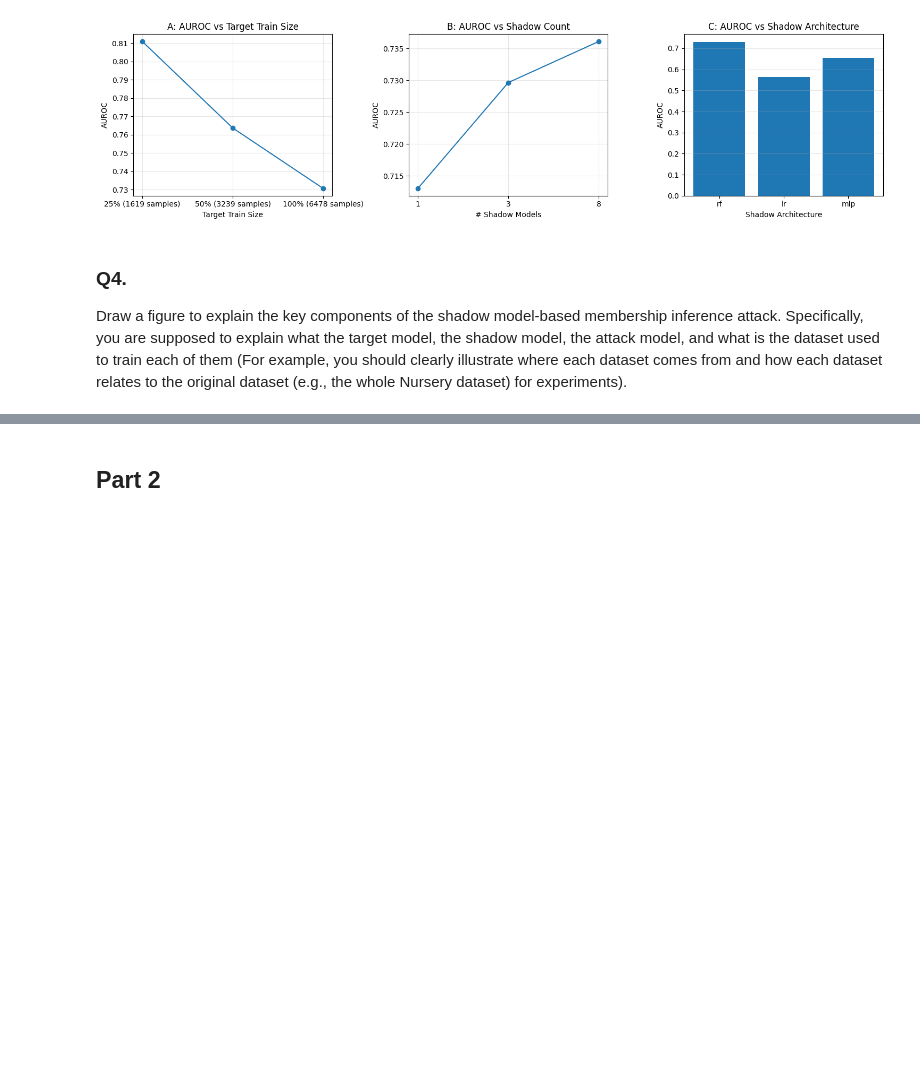
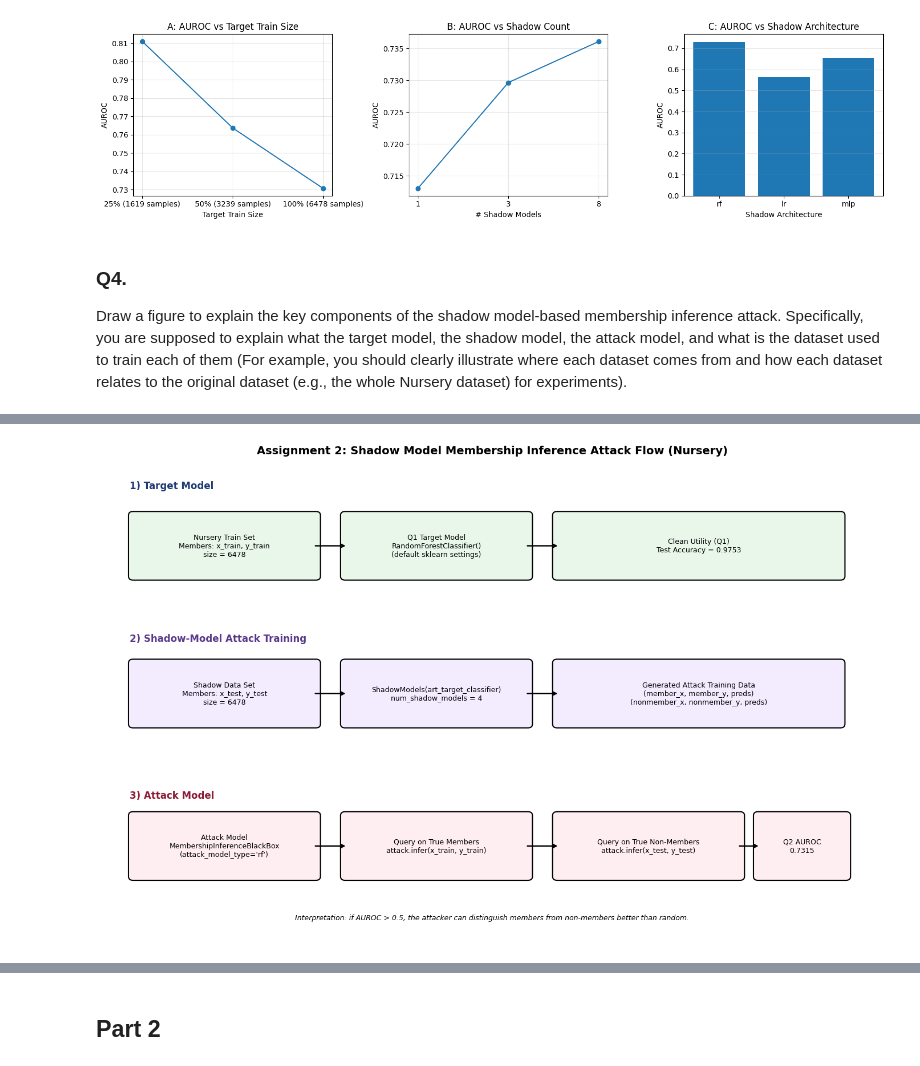
Before and after one commit to maxheef/ECE209AS_Assignment2, a Jupyter notebook: privacyAttacks.ipynb, the cells around one changed output, grey strips where cells are left out. Saved outputs shown, nothing was run; the diff lists cells and outputs as text; code cells hidden in the pictures; blank space fills up the shorter version.

Commit message:
Q4 diagram added and Q5 answered

```diff
--- a/privacyAttacks.ipynb
+++ b/privacyAttacks.ipynb
@@ -577,2 +516,66 @@ plt.show()
+# %%
+import matplotlib.pyplot as plt
+import matplotlib.patches as patches
+
+# Figure Explanation of Shadow Model MIA Flow
+def draw_project_shadow_mia_flow():
+    fig, ax = plt.subplots(figsize=(14, 9))
+    ax.set_xlim(0, 14)
+    ax.set_ylim(0, 10)
+    ax.axis('off')
+
+    def box(x, y, w, h, text, color):
+        rect = patches.FancyBboxPatch(
+            (x, y), w, h,
+            boxstyle='round,pad=0.12,rounding_size=0.08',
+            ec='black', fc=color, lw=1.5
+        )
+        ax.add_patch(rect)
+        ax.text(x + w / 2, y + h / 2, text, ha='center', va='center', fontsize=9)
+
+    train_n = len(x_train) if 'x_train' in globals() else 'N_train'
+    test_n = len(x_test) if 'x_test' in globals() else 'N_test'
+    shadow_count = SHADOW_MODEL_COUNT if 'SHADOW_MODEL_COUNT' in globals() else 'k'
+    clean_acc = f"{target_test_acc:.4f}" if 'target_test_acc' in globals() else 'computed in Q1'
+    q2_auroc = f"{auroc:.4f}" if 'auroc' in globals() else 'computed in Q2'
+
+    ax.text(0.5, 9.5, '1) Target Model', fontsize=12, weight='bold', color='#1f3b73')
+    ax.text(0.5, 6.3, '2) Shadow-Model Attack Training', fontsize=12, weight='bold', color='#5a3a8a')
+    ax.text(0.5, 3.0, '3) Attack Model', fontsize=12, weight='bold', color='#8a1c35')
+
+    box(0.6, 7.7, 3.2, 1.2, f'Nursery Train Set\nMembers: x_train, y_train\nsize = {train_n}', '#e8f7ea')
+    box(4.4, 7.7, 3.2, 1.2, 'Q1 Target Model\nRandomForestClassifier()\n(default sklearn settings)', '#e8f7ea')
+    box(8.2, 7.7, 5.0, 1.2, f'Clean Utility (Q1)\nTest Accuracy = {clean_acc}', '#e8f7ea')
+    ax.annotate('', xy=(4.4, 8.3), xytext=(3.8, 8.3), arrowprops=dict(arrowstyle='->', lw=1.7))
+    ax.annotate('', xy=(8.2, 8.3), xytext=(7.6, 8.3), arrowprops=dict(arrowstyle='->', lw=1.7))
+
+    box(0.6, 4.6, 3.2, 1.2, f'Shadow Data Set\nMembers: x_test, y_test\nsize = {test_n}', '#f3ecff')
+    box(4.4, 4.6, 3.2, 1.2, f'ShadowModels(art_target_classifier)\nnum_shadow_models = {shadow_count}', '#f3ecff')
+    box(8.2, 4.6, 5.0, 1.2, 'Generated Attack Training Data\n(member_x, member_y, preds)\n(nonmember_x, nonmember_y, preds)', '#f3ecff')
+    ax.annotate('', xy=(4.4, 5.2), xytext=(3.8, 5.2), arrowprops=dict(arrowstyle='->', lw=1.7))
+    ax.annotate('', xy=(8.2, 5.2), xytext=(7.6, 5.2), arrowprops=dict(arrowstyle='->', lw=1.7))
+
+    box(0.6, 1.4, 3.2, 1.2, "Attack Model\nMembershipInferenceBlackBox\n(attack_model_type='rf')", '#ffeef1')
+    box(4.4, 1.4, 3.2, 1.2, 'Query on True Members\nattack.infer(x_train, y_train)', '#ffeef1')
+    box(8.2, 1.4, 3.2, 1.2, 'Query on True Non-Members\nattack.infer(x_test, y_test)', '#ffeef1')
+    box(11.8, 1.4, 1.5, 1.2, f'Q2 AUROC\n{q2_auroc}', '#ffeef1')
+    ax.annotate('', xy=(4.4, 2.0), xytext=(3.8, 2.0), arrowprops=dict(arrowstyle='->', lw=1.7))
+    ax.annotate('', xy=(8.2, 2.0), xytext=(7.6, 2.0), arrowprops=dict(arrowstyle='->', lw=1.7))
+    ax.annotate('', xy=(11.8, 2.0), xytext=(11.4, 2.0), arrowprops=dict(arrowstyle='->', lw=1.7))
+
+    ax.text(
+        7.0, 0.5,
+        'Interpretation: if AUROC > 0.5, the attacker can distinguish members from non-members better than random.',
+        ha='center', va='center', fontsize=9, style='italic'
+    )
+
+    plt.title('Assignment 2: Shadow Model Membership Inference Attack Flow (Nursery)', fontsize=14, weight='bold', pad=14)
+    plt.tight_layout()
+    plt.show()
+
+
+draw_project_shadow_mia_flow()
+# %% [output]
+[figure, added]
 # %% [markdown]
 ### Figure Explanation:
```
Also changed, not shown: parts of 4 cells of this notebook.
